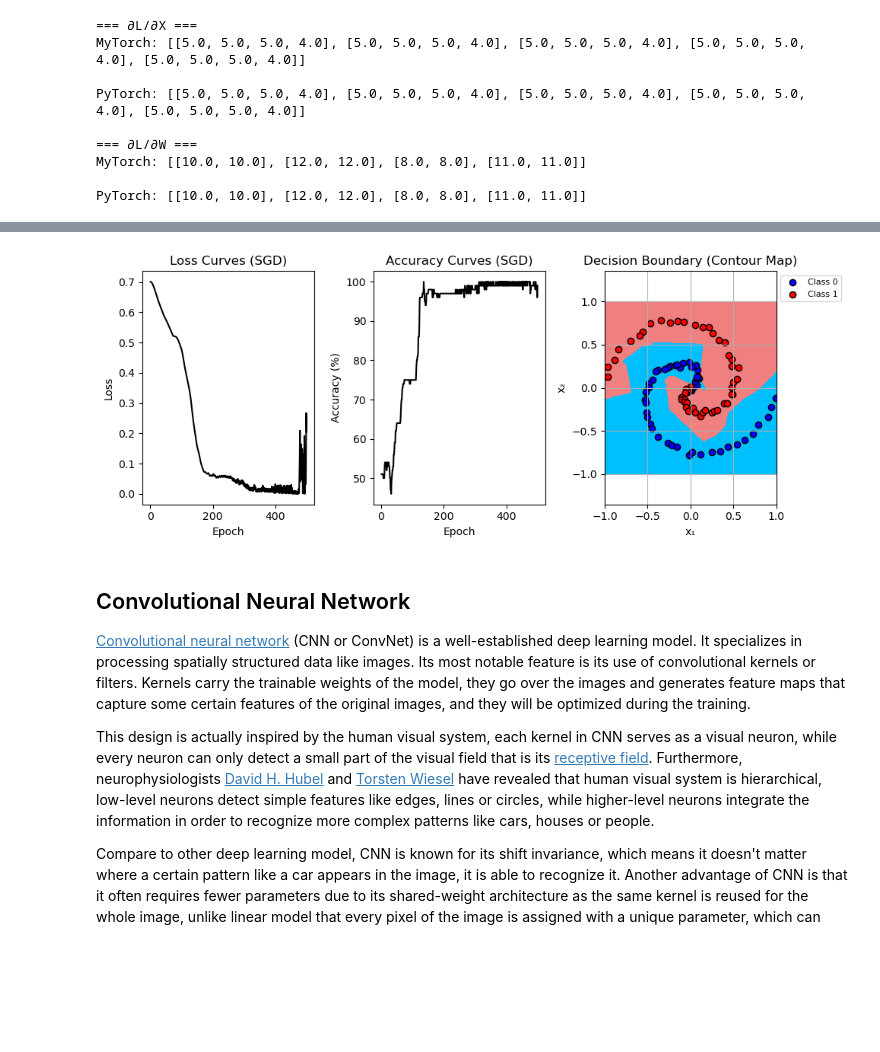
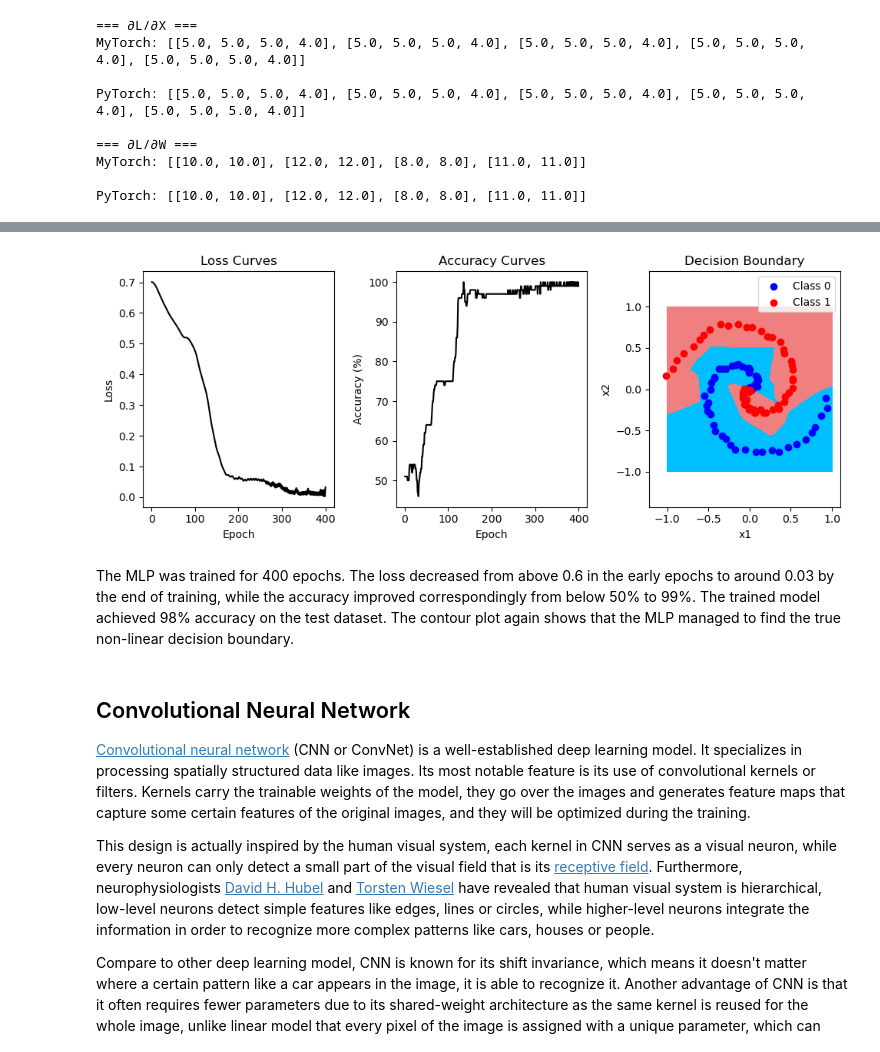
Before and after one commit to Yangshan-Xiang/mytorch, a Jupyter notebook: mytorch/tensor/report.ipynb, the cells around one changed output, grey strips where cells are left out. Cells and saved outputs as stored; diff of their text form; code cells hidden in the pictures; blank space fills up the shorter version.

```diff
--- a/mytorch/tensor/report.ipynb
+++ b/mytorch/tensor/report.ipynb
@@ -172,8 +154,3 @@ plots(accs, losses, dataset, model, optim, epochs)
 # %%
-model = MLP(2, 10, 1)
-dataset = 'spiral'
-optim = 'SGD'
-epochs = 500
-lr = 0.01
-accs, losses = train(model, dataset, optim, epochs, lr)
+train(model = MLP(2, 10, 1), dataset = spiral(pts = 100), optim = 'SGD', epochs = 400, lr = 0.01)
 # %% [output]
@@ -191,7 +163,6 @@ test acc = 96.00%
+[figure, added]
-# %%
-plots(accs, losses, dataset, model, optim, epochs)
-# %% [output]
-[figure, removed]
+# %% [markdown]
+The MLP was trained for 400 epochs. The loss decreased from above 0.6 in the early epochs to around 0.03 by the end of training, while the accuracy improved correspondingly from below 50% to 99%. The trained model achieved 98% accuracy on the test dataset. The contour plot again shows that the MLP managed to find the true non-linear decision boundary.
 # %% [markdown]
 ## Convolutional Neural Network
 [Convolutional neural network](https://en.wikipedia.org/wiki/Convolutional_neural_network) (CNN or ConvNet) is a well-established deep learning model. It specializes in processing spatially structured data like images. Its most notable feature is its use of convolutional kernels or filters. Kernels carry the trainable weights of the model, they go over the images and generates feature maps that capture some certain features of the original images, and they will be optimized during the training.
```
Also changed, not shown: parts of 11 cells of this notebook, 1 other file.
